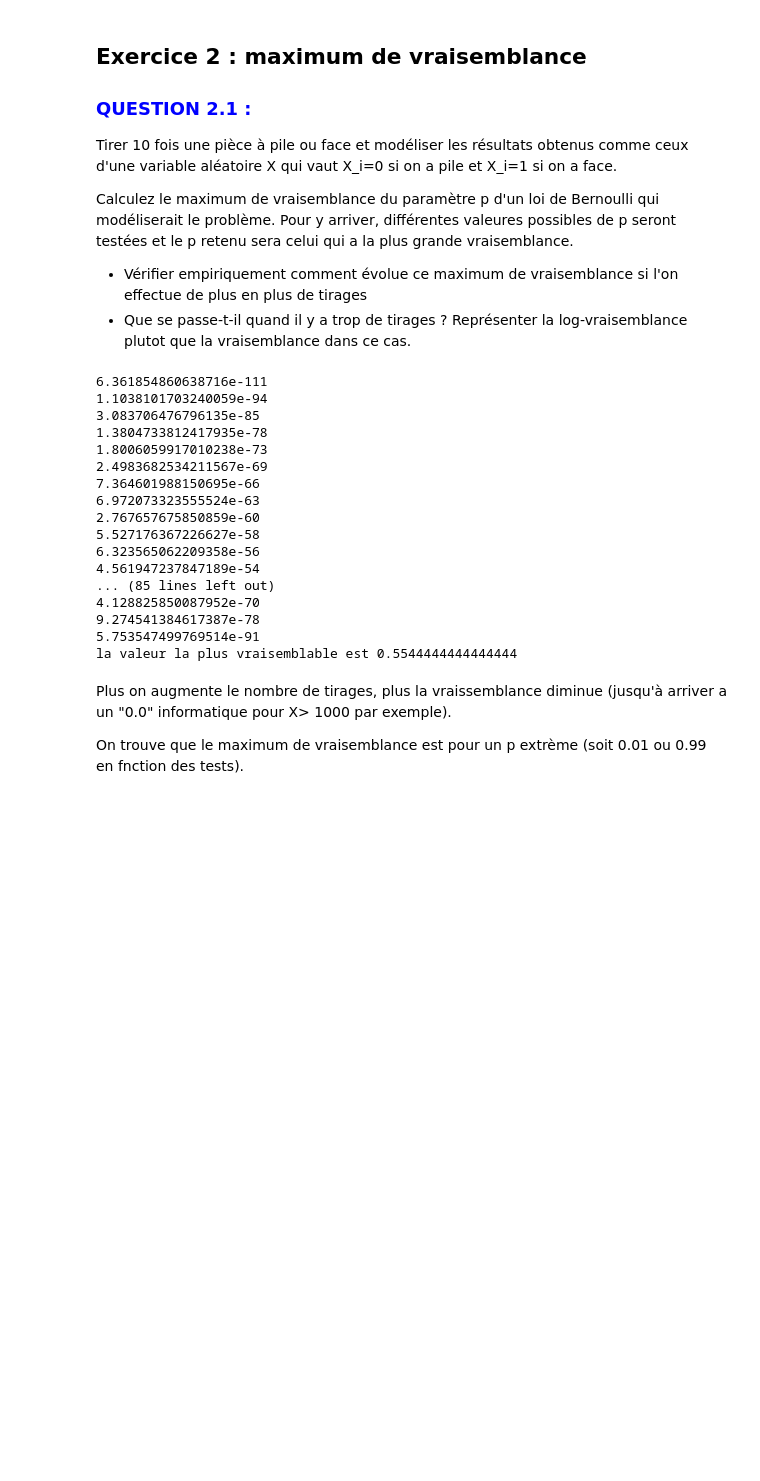
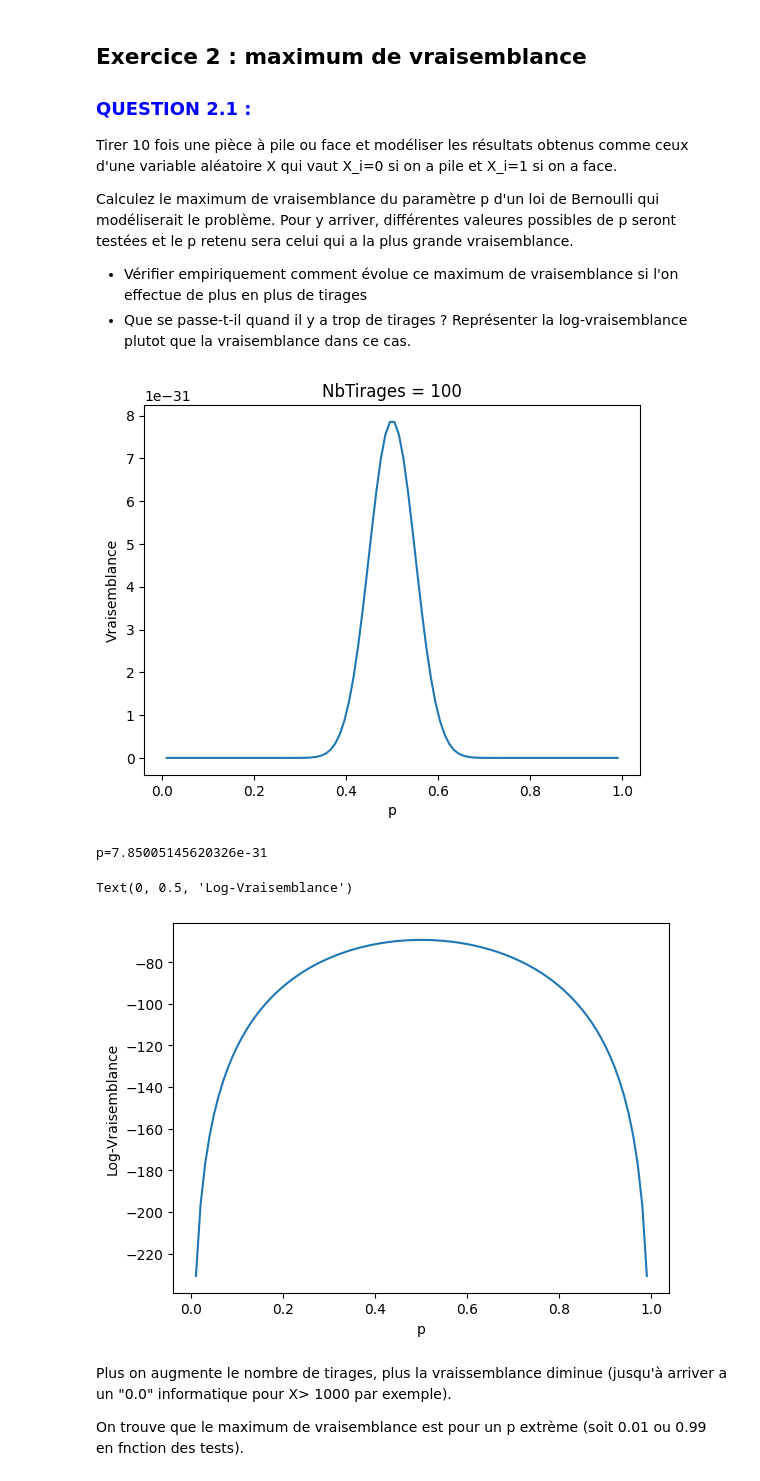
Before and after one commit to t-karch/stat-ml, a Jupyter notebook: TPs/Exo2_MaxLikelihood.ipynb, the cells around one changed output. Saved outputs shown, nothing was run; the diff lists cells and outputs as text; code cells hidden in the pictures; blank space fills up the shorter version.

```diff
--- a/TPs/Exo2_MaxLikelihood.ipynb
+++ b/TPs/Exo2_MaxLikelihood.ipynb
@@ -17,71 +17,50 @@ Calculez le maximum de vraisemblance du paramètre p d'un loi de Bernoulli qui m
 # %%
 NbTirages=100
 NbPiles = np.random.randn(NbTirages) > 0
 NbPiles = np.sum(NbPiles)
 NbFaces=NbTirages-NbPiles
 
 
 PossibleValuesForP=np.linspace(0.01,0.99,100)
 
 
 def vraisemblance(n_pile, n_face, p):
     """
     n_pile : int
         Nombre de piles observés
     n_face : int
         Nombre de faces observés
     p : float
     """
 
 
     return (p ** n_pile) * ((1 - p) ** n_face)
 
-max_vraisemblance=-10e10
-argmax_vraisemblance=0
+CorrespondingLikelihood = [vraisemblance(NbPiles,NbFaces,p) for p in PossibleValuesForP]
+plt.plot(PossibleValuesForP, CorrespondingLikelihood)
+plt.xlabel("p")
+plt.ylabel("Vraisemblance")
+plt.title(f"NbTirages = {NbTirages}")
+plt.show()
 
-log_vraisemblance_bool=False
+print(f"p={max(CorrespondingLikelihood)}")
 
 
-if not log_vraisemblance_bool:
-    for p in PossibleValuesForP:
-        print(vraisemblance(NbPiles,NbFaces,p) )
-        if vraisemblance(NbPiles,NbFaces,p) > max_vraisemblance:
-            max_vraisemblance=vraisemblance(NbPiles,NbFaces,p)
-            argmax_vraisemblance=p
+def log_vraisemblance(n_pile, n_face, p):
 
-    print("la valeur la plus vraisemblable est",argmax_vraisemblance)
+    return n_pile * np.log(p) + n_face * np.log(1 - p)
 
-# si log_vraisemblance_bool est vrai, on utilise la log-vraisemblance
-if log_vraisemblance_bool:
-    def log_vraisemblance(n_pile, n_face, p):
-
-        return n_pile * np.log(p) + n_face * np.log(1 - p)
+LogCorrespondingLikelihood = [log_vraisemblance(NbPiles,NbFaces,p) for p in PossibleValuesForP]
 
 
-    for p in PossibleValuesForP:
-        print(log_vraisemblance(NbPiles, NbFaces, p) )
-        if log_vraisemblance(NbPiles, NbFaces, p) > max_vraisemblance:
-            max_vraisemblance=log_vraisemblance(NbPiles, NbFaces, p)
-            argmax_vraisemblance=p
-    print("la valeur la plus vraisemblable est p=",argmax_vraisemblance)
+plt.plot(PossibleValuesForP, LogCorrespondingLikelihood)
+plt.xlabel("p")
+plt.ylabel("Log-Vraisemblance")
 # %% [output]
+[figure, added]
-6.361854860638716e-111
-1.1038101703240059e-94
-3.083706476796135e-85
-1.3804733812417935e-78
-1.8006059917010238e-73
-2.4983682534211567e-69
-7.364601988150695e-66
-6.972073323555524e-63
-2.767657675850859e-60
-5.527176367226627e-58
-6.323565062209358e-56
-4.561947237847189e-54
-... (85 lines left out)
-4.128825850087952e-70
-9.274541384617387e-78
-5.753547499769514e-91
-la valeur la plus vraisemblable est 0.5544444444444444
+p=7.85005145620326e-31
+Text(0, 0.5, 'Log-Vraisemblance')
+[figure, added]
 # %% [markdown]
 Plus on augmente le nombre de tirages, plus la vraissemblance diminue (jusqu'à arriver a un "0.0" informatique pour X> 1000 par exemple).
 
```
Also changed, not shown: 2 other files.
